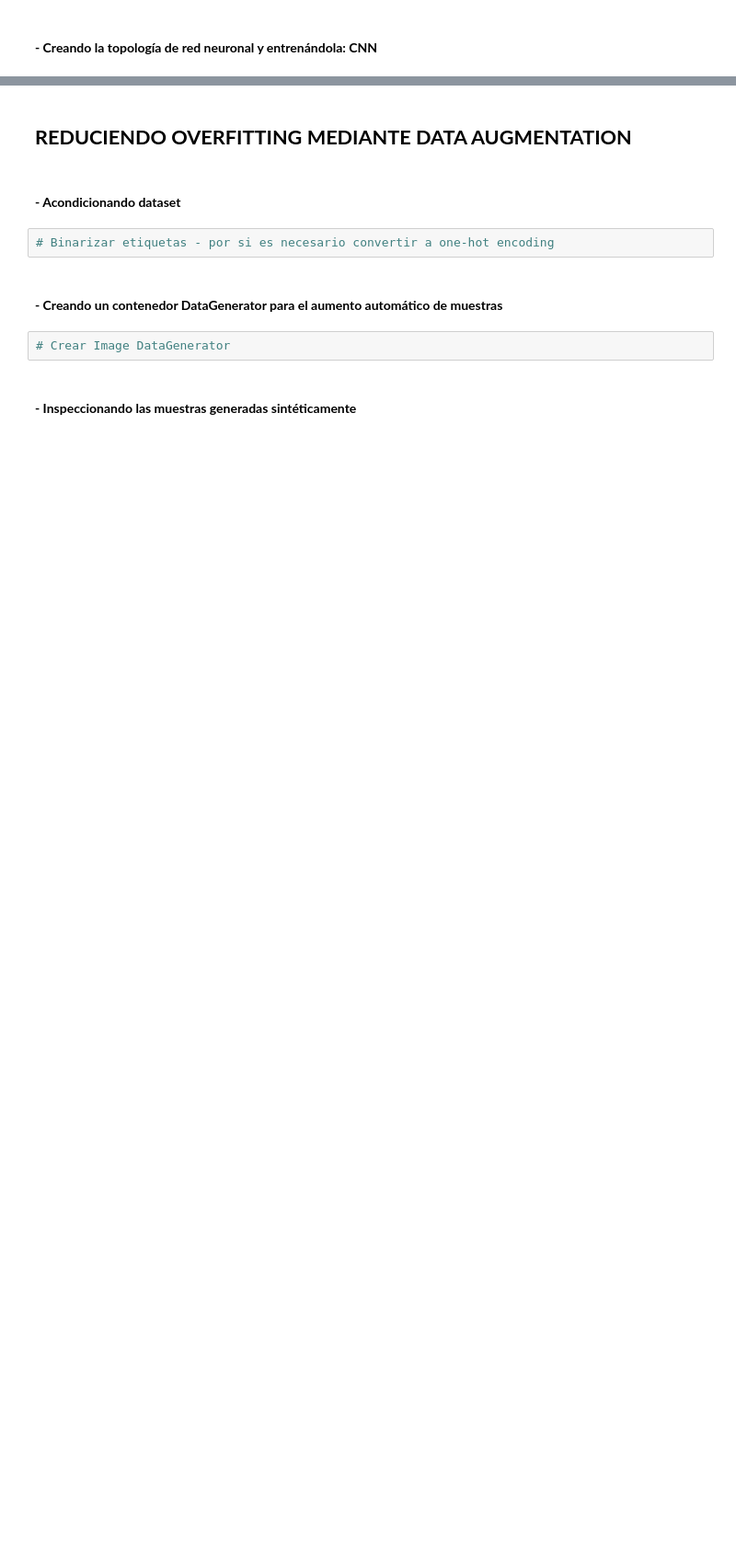
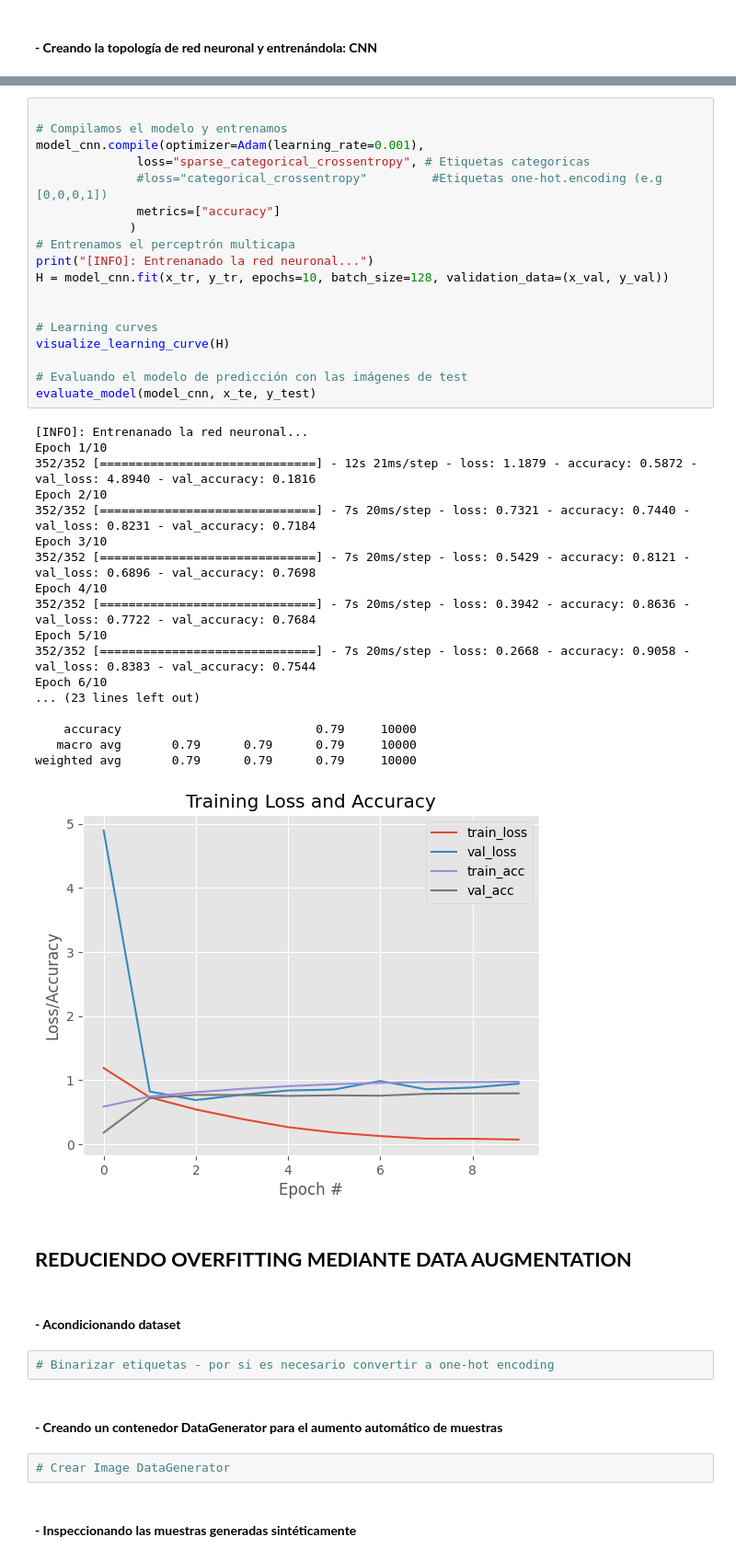
Before and after one commit to JorgeZarama/DeepLearning, a Jupyter notebook: 07MIAR_VC04_VC05_Deep_Vision_Colab.ipynb, the cells around one changed output, grey strips where cells are left out. Shown at 92% size. Drawn from its saved outputs; the diff is of its cells as text; blank space fills up the shorter version.

```diff
--- a/07MIAR_VC04_VC05_Deep_Vision_Colab.ipynb
+++ b/07MIAR_VC04_VC05_Deep_Vision_Colab.ipynb
@@ -227,3 +346,40 @@ evaluate_model(...)
+# %%
+
+# Compilamos el modelo y entrenamos
+model_cnn.compile(optimizer=Adam(learning_rate=0.001),
+              loss="sparse_categorical_crossentropy", # Etiquetas categoricas
+              #loss="categorical_crossentropy"         #Etiquetas one-hot.encoding (e.g [0,0,0,1])
+              metrics=["accuracy"]
+             )
+# Entrenamos el perceptrón multicapa
+print("[INFO]: Entrenanado la red neuronal...")
+H = model_cnn.fit(x_tr, y_tr, epochs=10, batch_size=128, validation_data=(x_val, y_val))
+
+
+# Learning curves
+visualize_learning_curve(H)
+
+# Evaluando el modelo de predicción con las imágenes de test
+evaluate_model(model_cnn, x_te, y_test)
+# %% [output]
+[INFO]: Entrenanado la red neuronal...
+Epoch 1/10
+352/352 [==============================] - 12s 21ms/step - loss: 1.1879 - accuracy: 0.5872 - val_loss: 4.8940 - val_accuracy: 0.1816
+Epoch 2/10
+352/352 [==============================] - 7s 20ms/step - loss: 0.7321 - accuracy: 0.7440 - val_loss: 0.8231 - val_accuracy: 0.7184
+Epoch 3/10
+352/352 [==============================] - 7s 20ms/step - loss: 0.5429 - accuracy: 0.8121 - val_loss: 0.6896 - val_accuracy: 0.7698
+Epoch 4/10
+352/352 [==============================] - 7s 20ms/step - loss: 0.3942 - accuracy: 0.8636 - val_loss: 0.7722 - val_accuracy: 0.7684
+Epoch 5/10
+352/352 [==============================] - 7s 20ms/step - loss: 0.2668 - accuracy: 0.9058 - val_loss: 0.8383 - val_accuracy: 0.7544
+Epoch 6/10
+... (23 lines left out)
+
+    accuracy                           0.79     10000
+   macro avg       0.79      0.79      0.79     10000
+weighted avg       0.79      0.79      0.79     10000
+[figure, added]
 # %% [markdown]
 ## **REDUCIENDO OVERFITTING MEDIANTE DATA AUGMENTATION**
 # %% [markdown]
```
Also changed, not shown: parts of 12 cells of this notebook.
